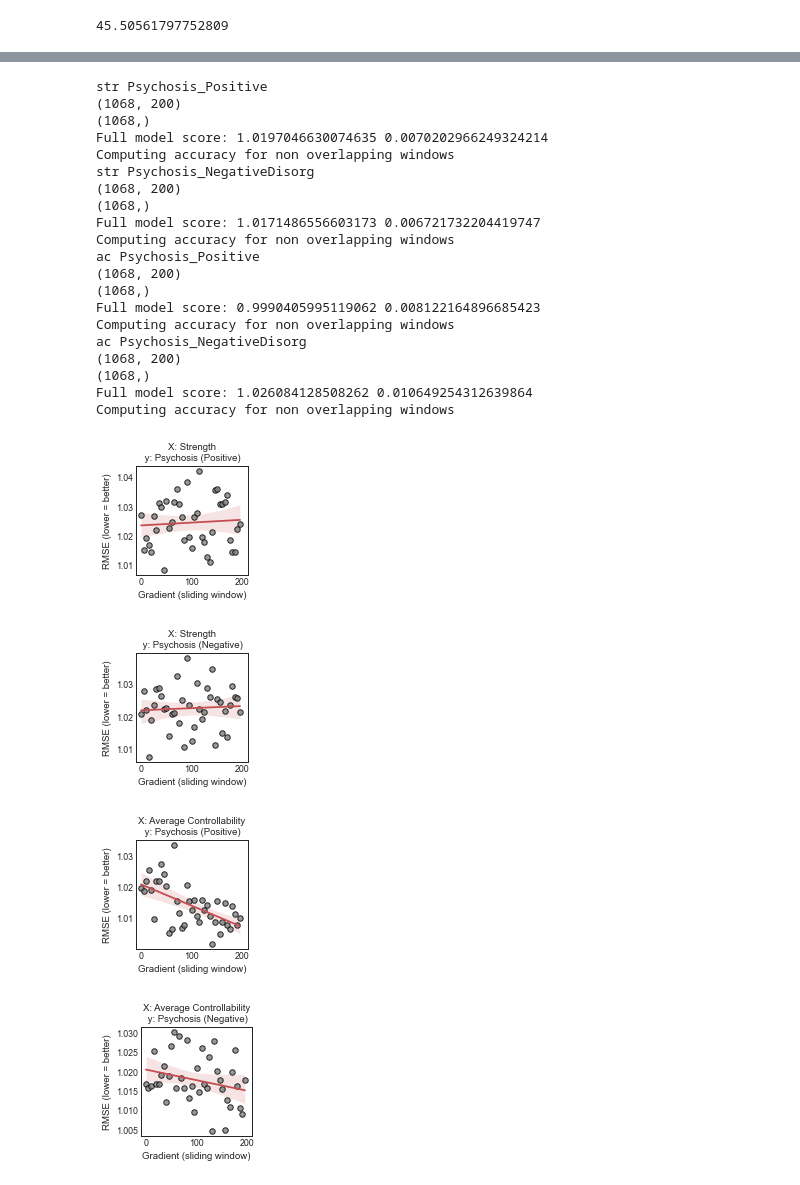
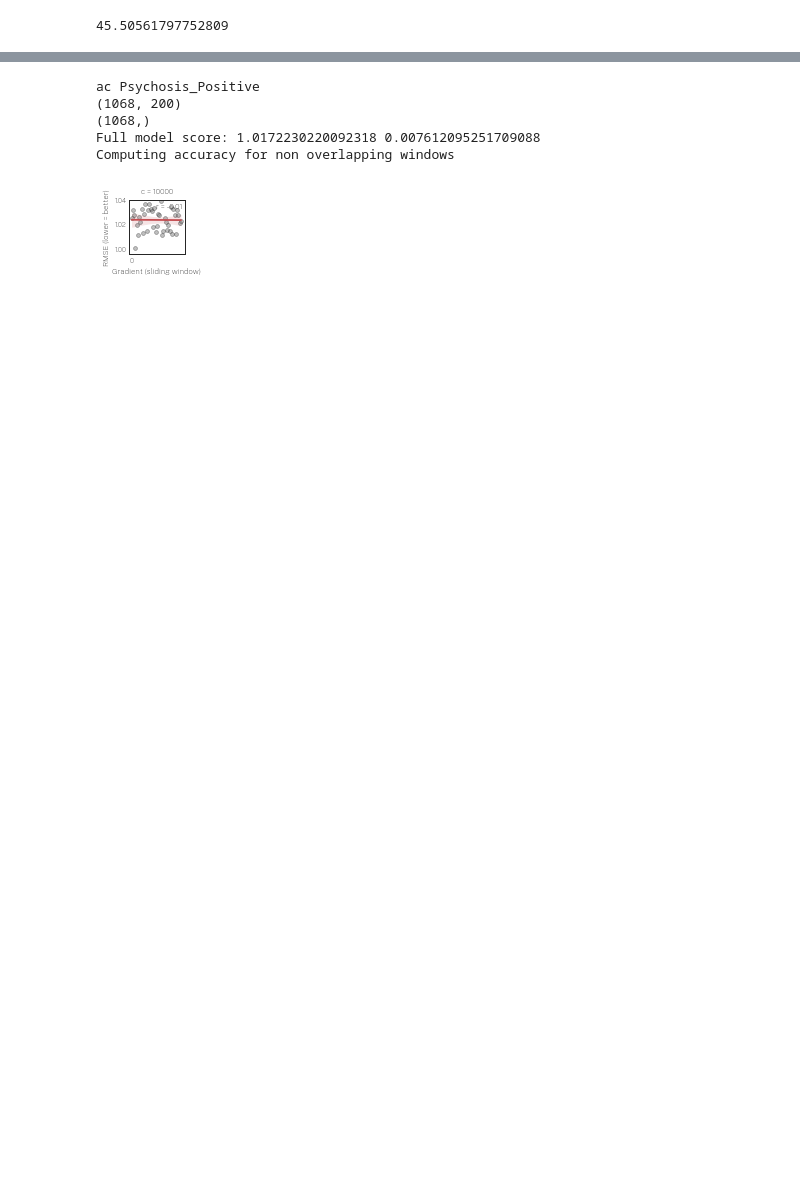
Before and after one commit to lindenmp/neurodev_cs_predictive, a Jupyter notebook: 1_code/5_results_binned_prediction.ipynb, the cells around one changed output, grey strips where cells are left out. Drawn from its saved outputs; the diff is of its cells as text; code cells hidden in the pictures; blank space fills up the shorter version.

```diff
--- a/1_code/5_results_binned_prediction.ipynb
+++ b/1_code/5_results_binned_prediction.ipynb
@@ -89,6 +104,7 @@ sort_idx = np.argsort(gradient)
 if not os.path.exists(figdir): os.makedirs(figdir)
 os.chdir(figdir)
 sns.set(style='white', context = 'paper', font_scale = 1)
+sns.set_style({'font.family':'sans-serif', 'font.sans-serif':['Public Sans']})
 cmap = my_get_cmap('pair')
 # %% [markdown]
 ## Load data
@@ -116,0 +212,6 @@ bin_size = 5
+# %%
+metrics = ['str', 'ac']
+metrics_label = ['Strength', 'Average controllability']
+phenos = ['Psychosis_Positive',]
+phenos_label = ['Psychosis (positive)',]
+phenos_short = ['Psy. (pos)',]
@@ -116,0 +221,4 @@ bin_size = 5
+# %%
+predictiondir = os.path.join(os.environ['PIPELINEDIR'], '3_prediction_rnr', 'out', outfile_prefix)
+indir = predictiondir + 'predict_symptoms_scv_nuis_gradient'
+indir
@@ -117,3 +307,6 @@ bin_size = 5
+# %%
+sns.set(style='white', context = 'paper', font_scale = 0.8)
+sns.set_style({'font.family':'sans-serif', 'font.sans-serif':['Public Sans']})
 # %%
 c_params = np.array([10, 100, 1000, 10000])
 c_params
@@ -147,7 +360,11 @@ for m, metric in enumerate(metrics):
             X = df_node.filter(regex = metric)
         else:
             X = df_node_ac_overc.filter(regex = metric + '_c' + str(control_c) + '_')
+
+        if parc_str == 'lausanne':
+            X = X.iloc[:,parcel_loc==1]
         print(X.shape)
+
         y = df_pheno.loc[:,pheno]; print(y.shape)
 
         # set regression estimator
@@ -167,9 +384,6 @@ for m, metric in enumerate(metrics):
         # reorder X by gradient
         X_sort_grad = X_sort.iloc[:,sort_idx]
 
-        window_start = np.arange(0,num_parcels - bin_size + 1, bin_size)
-        num_windows = len(window_start)
-
         # compute accuracy for non overlapping windows
         window_score = np.zeros(num_windows,)
         window_sterr = np.zeros(num_windows,)
@@ -178,69 +392,53 @@ for m, metric in enumerate(metrics):
             Xl = X_sort_grad.iloc[:,w:w+bin_size]
             cv_results, _ = cross_val_score_nuis(X = Xl, y = y_sort, c = c_sort, my_cv = my_cv, reg = reg, my_scorer = my_scorer)
             if score == 'rmse': cv_results = np.abs(cv_results)
             window_score[i] = cv_results.mean()
             window_sterr[i] = cv_results.std() / np.sqrt(n_splits)
 
-        if metric == 'str':
-            window_score_str = window_score.copy()
-        elif metric == 'ac':
-            window_score_ac = window_score.copy()
+        my_r.loc[metric,pheno] = sp.stats.pearsonr(window_start, window_score)[0]
+        my_pvals.loc[metric,pheno] = sp.stats.pearsonr(window_start, window_score)[1]
 
         # plot
         f, ax = plt.subplots()
-        if control_c == None:
-            f.set_figwidth(2)
-            f.set_figheight(2)
-        else:
-            f.set_figwidth(1.25)
-            f.set_figheight(1.25)
+#         f.set_figwidth(1.25)
+#         f.set_figheight(1.25)
+        f.set_figwidth(1)
+        f.set_figheight(1)
         sns.regplot(x = window_start, y = window_score, color = 'r', scatter = False)
-
-        my_r.loc[metric,pheno] = sp.stats.pearsonr(window_start, window_score)[0]
-        my_pvals.loc[metric,pheno] = sp.stats.pearsonr(window_start, window_score)[1]
 
         # non overlapping windows
         if len(window_start) > len(window_score): window_start = window_start[:len(window_score)]
-        plt.scatter(x = window_start, y = window_score, marker = 'o', s = 30, edgecolors = 'black', facecolors = 'gray', alpha=0.8, linewidth = 1)
+        ax.scatter(x = window_start, y = window_score, marker = 'o', s = 15, edgecolors = 'black', facecolors = 'gray', alpha=0.5, linewidth = 0.5)
         ax.tick_params(pad = -2)
 
         ax.set_xlabel('Gradient (sliding window)')
-        ax.set_ylabel('RMSE (lower = better)')
+        if score == 'rmse': ax.set_ylabel('RMSE (lower = better)')
+        if score == 'corr': ax.set_ylabel('Correlation (higher = better)')
         ax.set_xlim([-10, num_parcels+10])
+        ax.set_xticklabels(['','0','',str(num_windows)])
         if control_c != None:
             ax.set_ylim([0.995, 1.04])
 
-        ax.set_title('X: ' + metrics_label[m] + '\n y: ' + phenos_label[p])
+        if control_c == None:
+            ax.set_title('X: ' + metrics_label[m] + '\n y: ' + phenos_label[p])
+        else:
+            ax.set_title('c = ' + str(control_c))
+
+        textstr = 'r = {:.2f}'.format(my_r.loc[metric,pheno])
+        ax.text(0.95, 0.95, textstr, transform=ax.transAxes,
+                verticalalignment='top', horizontalalignment='right')
 
         if control_c == None:
             f.savefig(outfile_prefix+'gradient_'+str(g)+'_window_'+metric+'_'+pheno+'.svg', dpi = 300, bbox_inches = 'tight')
         else:
             f.savefig(outfile_prefix+'c_' + str(control_c) + '_gradient_'+str(g)+'_window_'+metric+'_'+pheno+'.svg', dpi = 300, bbox_inches = 'tight')
 # %% [output]
-str Psychosis_Positive
-(1068, 200)
-(1068,)
-Full model score: 1.0197046630074635 0.0070202966249324214
-Computing accuracy for non overlapping windows
-str Psychosis_NegativeDisorg
-(1068, 200)
-(1068,)
-Full model score: 1.0171486556603173 0.006721732204419747
-Computing accuracy for non overlapping windows
 ac Psychosis_Positive
 (1068, 200)
 (1068,)
-Full model score: 0.9990405995119062 0.008122164896685423
+Full model score: 1.0172230220092318 0.007612095251709088
 Computing accuracy for non overlapping windows
-ac Psychosis_NegativeDisorg
-(1068, 200)
-(1068,)
-Full model score: 1.026084128508262 0.010649254312639864
-Computing accuracy for non overlapping windows
-[figure, old version]
+[figure, new version]
-[figure, removed]
-[figure, removed]
-[figure, removed]
 # %%
 my_r
 # %% [output]
```
Also changed, not shown: parts of 26 cells of this notebook, 1 other file.
